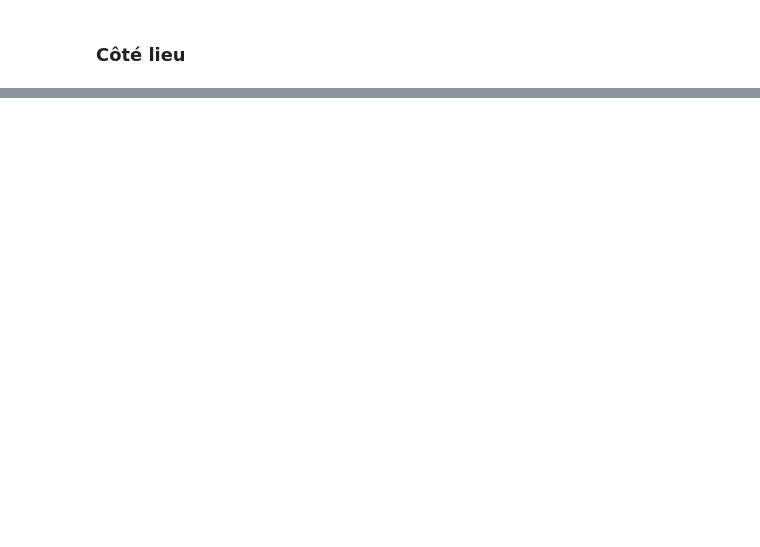
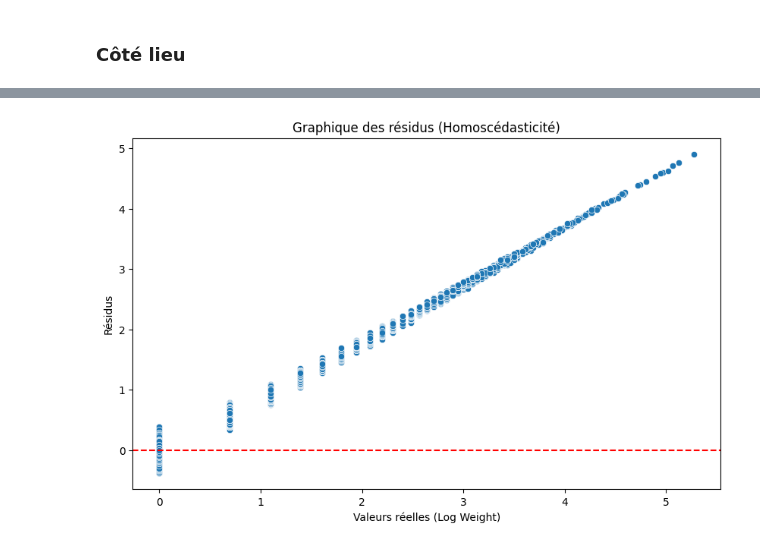
Before and after one commit to Amandine701/Networks_projet, a Jupyter notebook: notebooks/newton_model.ipynb, the cells around one changed output, grey strips where cells are left out. Drawn from its saved outputs; the diff is of its cells as text; code cells hidden in the pictures; blank space fills up the shorter version.

```diff
--- a/notebooks/newton_model.ipynb
+++ b/notebooks/newton_model.ipynb
@@ -229,0 +141,13 @@ Notes:
+# %%
+df_lieux = df_final.groupby("location_id").agg({
+    "user_id": "count",
+    "latitude": "first",
+    "longitude": "first",
+    "nb_twitter_followers": "sum",
+    "category_grouped": "first"
+}).rename(columns={
+    "user_id": "nb_checkins",       # Remove duplicates
+    "nb_twitter_followers": "popularity"
+}).reset_index()
+# %%
+G = construction_reseau_physique(df_lieux=df_lieux, df_user_checkins=df_user_checkins)
@@ -229,0 +173,2 @@ Notes:
+# %%
+details_lieux = df_lieux.set_index("location_id")
@@ -229,0 +207,6 @@ Notes:
+# %%
+X = df_stats[['log_mass', 'log_dist']]
+X = sm.add_constant(X)
+y = df_stats['log_weight']
+model = sm.OLS(y, X).fit()
+print(model.summary())
@@ -229,0 +231,15 @@ Notes:
+# %%
+import matplotlib.pyplot as plt
+import seaborn as sns
+
+residus = model.resid
+
+plt.figure(figsize=(10, 6))
+sns.scatterplot(x=y, y=residus)
+plt.axhline(y=0, color='r', linestyle='--')
+plt.title("Graphique des résidus (Homoscédasticité)")
+plt.xlabel("Valeurs réelles (Log Weight)")
+plt.ylabel("Résidus")
+plt.show()
+# %% [output]
+[figure, added]
```
Also changed, not shown: parts of 35 cells of this notebook, 4 other files.
